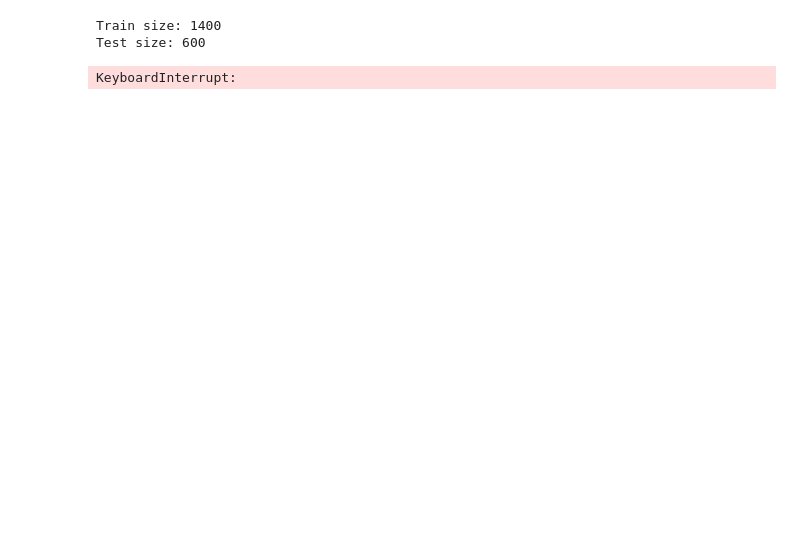
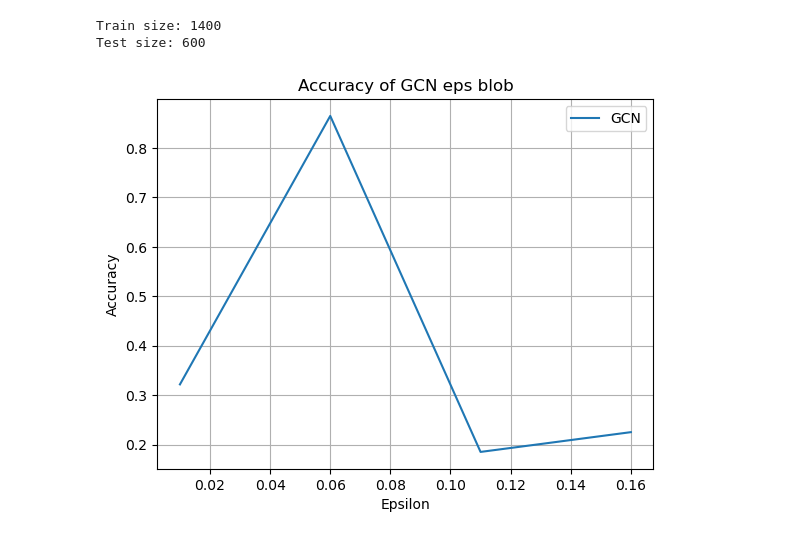
Before and after one commit to Sweet196/Network-Embedding-Algorithm, a Jupyter notebook: eps-blob/moon_blob.ipynb, the cells around one changed output. Saved outputs shown, nothing was run; the diff lists cells and outputs as text; code cells hidden in the pictures; blank space fills up the shorter version.

```diff
--- a/eps-blob/moon_blob.ipynb
+++ b/eps-blob/moon_blob.ipynb
@@ -61,7 +61,7 @@ def get_accs(function: str, distance):
     optimizer = optim.Adam(net.parameters(), lr=0.001)
     net.train()
 
-    for epoch in range(100):
+    for epoch in range(3):
         ind = torch.eye(n)[:, torch.randperm(n)[:m]]
         X_extended = torch.hstack([x_tensor, ind])
         data = Data(x=X_extended, edge_index=edges_tensor)
@@ -83,7 +83,7 @@ def get_accs(function: str, distance):
 import json
 
 # Define epsilon range
-eps_range = [eps for eps in np.arange(0.01, 1, 0.05)]
+eps_range = [eps for eps in np.arange(0.01, 0.2, 0.05)]
 
 # Initialize dictionaries to store accuracy results
 accs_GCN = {}
@@ -96,17 +96,20 @@ for eps in eps_range:
     accs_GIN[eps] = get_accs('GIN', eps)
     accs_GAT[eps] = get_accs('GAT', eps)
 
+# Convert tensors to lists
+accs_GCN_serializable = {str(k): v.tolist() for k, v in accs_GCN.items()}
+accs_GIN_serializable = {str(k): v.tolist() for k, v in accs_GIN.items()}
+accs_GAT_serializable = {str(k): v.tolist() for k, v in accs_GAT.items()}
+
 # Write results to text files
 with open('./results/accs_GCN.txt', 'w') as file:
-    file.write(json.dumps(accs_GCN))
+    file.write(json.dumps(accs_GCN_serializable))
 
 with open('./results/accs_GIN.txt', 'w') as file:
-    file.write(json.dumps(accs_GIN))
+    file.write(json.dumps(accs_GIN_serializable))
 
 with open('./results/accs_GAT.txt', 'w') as file:
-    file.write(json.dumps(accs_GAT))
+    file.write(json.dumps(accs_GAT_serializable))
-# %% [output]
-KeyboardInterrupt:
 # %%
 import matplotlib.pyplot as plt
 import json
@@ -114,34 +117,36 @@ import json
 # Load accuracy data from text files
 with open('./results/accs_GCN.txt', 'r') as file:
     accs_GCN = json.load(file)
 
 with open('./results/accs_GIN.txt', 'r') as file:
     accs_GIN = json.load(file)
 
 with open('./results/accs_GAT.txt', 'r') as file:
     accs_GAT = json.load(file)
 
 # Extract epsilon values and corresponding accuracies
-eps_values = list(accs_GCN.keys())
+eps_values = list(eval(i) for i in accs_GCN.keys())
 accs_values_GCN = list(accs_GCN.values())
 accs_values_GIN = list(accs_GIN.values())
 accs_values_GAT = list(accs_GAT.values())
 
 # Plot the accuracies
 plt.plot(eps_values, accs_values_GCN, label='GCN')
 
 # Add labels and title
 plt.xlabel('Epsilon')
 plt.ylabel('Accuracy')
 plt.title('Accuracy of GCN eps blob')
 
 # Add legend
 plt.legend()
 
 # Show plot
 plt.grid(True)
 plt.savefig("./results/eps_blob_GCN.jpg")
 plt.show()
+# %% [output]
+[figure, added]
 # %%
 # Plot the accuracies
 plt.plot(eps_values, accs_values_GIN, label='GIN')
```
Also changed, not shown: parts of 3 cells of this notebook, 8 other files.
